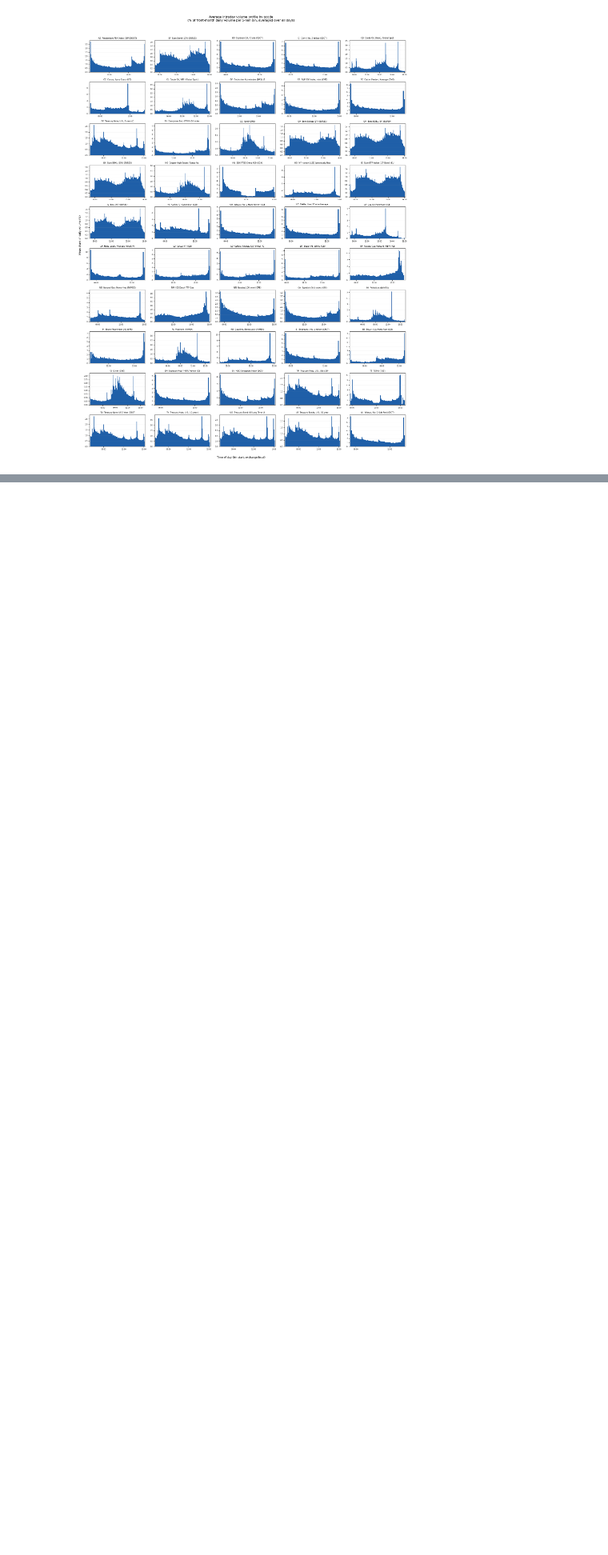
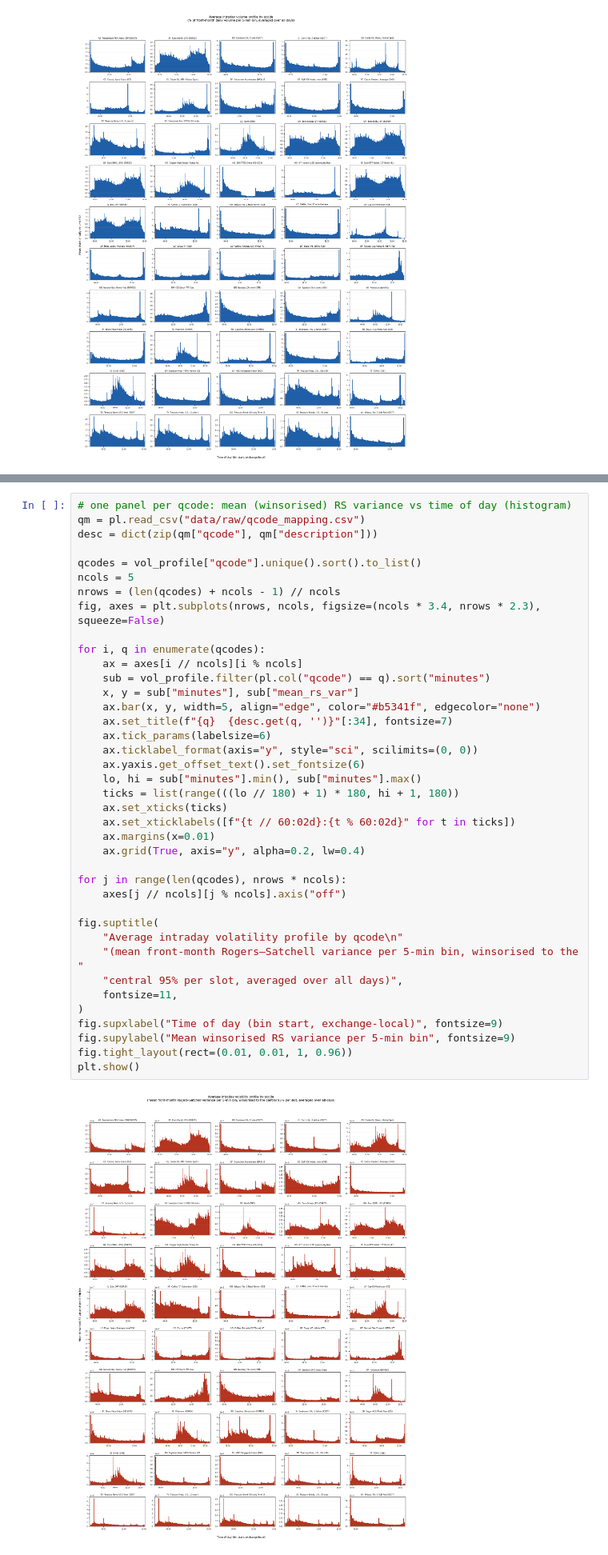
Before and after one commit to qe-internship-lwe/Individual-Project-2, a Jupyter notebook: test_snowflake.ipynb, the cells around one changed output, grey strips where cells are left out. Shown at 80% size. Cells and saved outputs as stored; diff of their text form; blank space fills up the shorter version.

Commit message:
Add plots for 5 min vol and spread

```diff
--- a/test_snowflake.ipynb
+++ b/test_snowflake.ipynb
@@ -340,0 +455,41 @@ plt.show()
+# %%
+# one panel per qcode: mean (winsorised) RS variance vs time of day (histogram)
+qm = pl.read_csv("data/raw/qcode_mapping.csv")
+desc = dict(zip(qm["qcode"], qm["description"]))
+
+qcodes = vol_profile["qcode"].unique().sort().to_list()
+ncols = 5
+nrows = (len(qcodes) + ncols - 1) // ncols
+fig, axes = plt.subplots(nrows, ncols, figsize=(ncols * 3.4, nrows * 2.3), squeeze=False)
+
+for i, q in enumerate(qcodes):
+    ax = axes[i // ncols][i % ncols]
+    sub = vol_profile.filter(pl.col("qcode") == q).sort("minutes")
+    x, y = sub["minutes"], sub["mean_rs_var"]
+    ax.bar(x, y, width=5, align="edge", color="#b5341f", edgecolor="none")
+    ax.set_title(f"{q}  {desc.get(q, '')}"[:34], fontsize=7)
+    ax.tick_params(labelsize=6)
+    ax.ticklabel_format(axis="y", style="sci", scilimits=(0, 0))
+    ax.yaxis.get_offset_text().set_fontsize(6)
+    lo, hi = sub["minutes"].min(), sub["minutes"].max()
+    ticks = list(range(((lo // 180) + 1) * 180, hi + 1, 180))
+    ax.set_xticks(ticks)
+    ax.set_xticklabels([f"{t // 60:02d}:{t % 60:02d}" for t in ticks])
+    ax.margins(x=0.01)
+    ax.grid(True, axis="y", alpha=0.2, lw=0.4)
+
+for j in range(len(qcodes), nrows * ncols):
+    axes[j // ncols][j % ncols].axis("off")
+
+fig.suptitle(
+    "Average intraday volatility profile by qcode\n"
+    "(mean front-month Rogers–Satchell variance per 5-min bin, winsorised to the "
+    "central 95% per slot, averaged over all days)",
+    fontsize=11,
+)
+fig.supxlabel("Time of day (bin start, exchange-local)", fontsize=9)
+fig.supylabel("Mean winsorised RS variance per 5-min bin", fontsize=9)
+fig.tight_layout(rect=(0.01, 0.01, 1, 0.96))
+plt.show()
+# %% [output]
+[figure, added]
```
Also changed, not shown: parts of 6 cells of this notebook, 2 other files.
